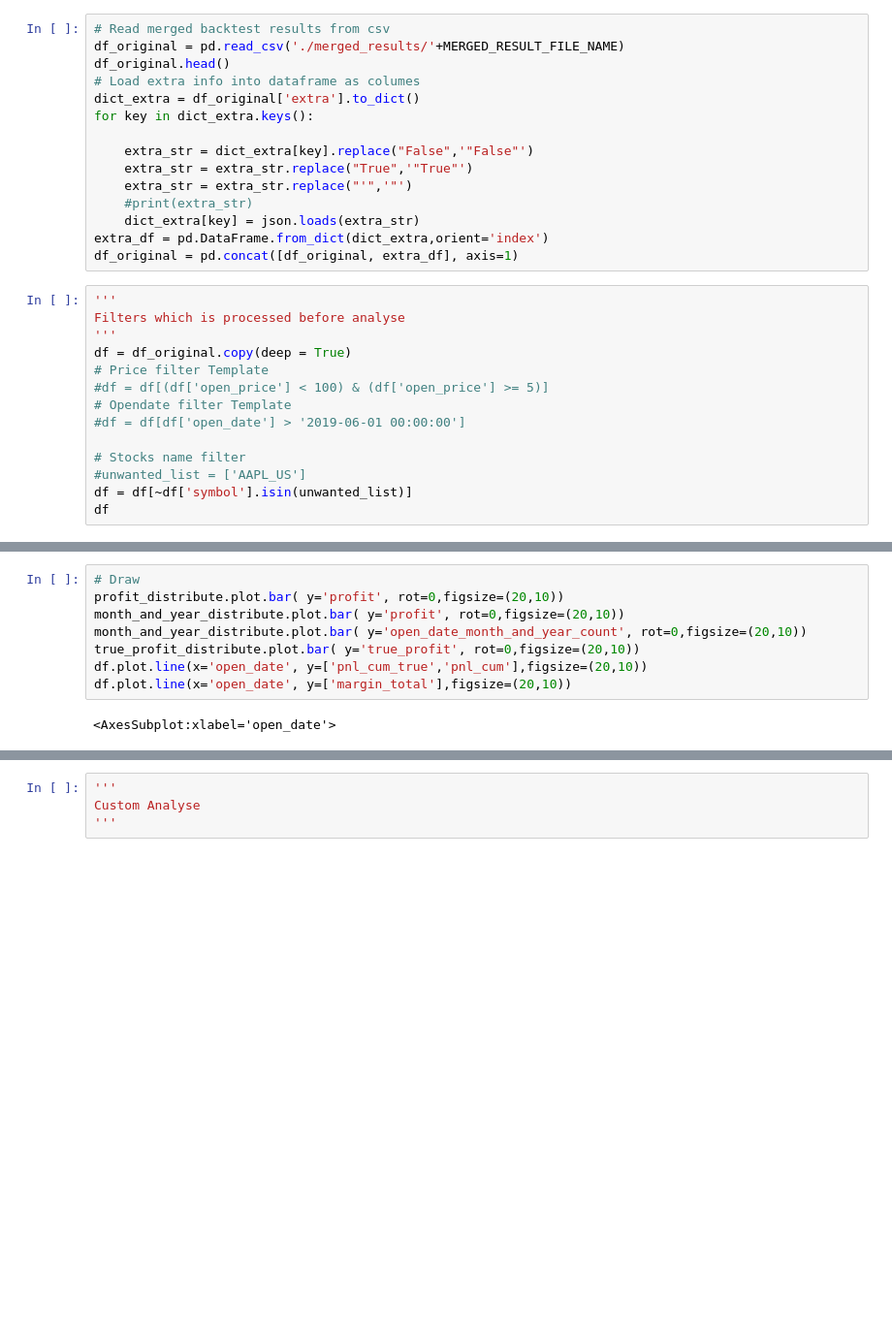
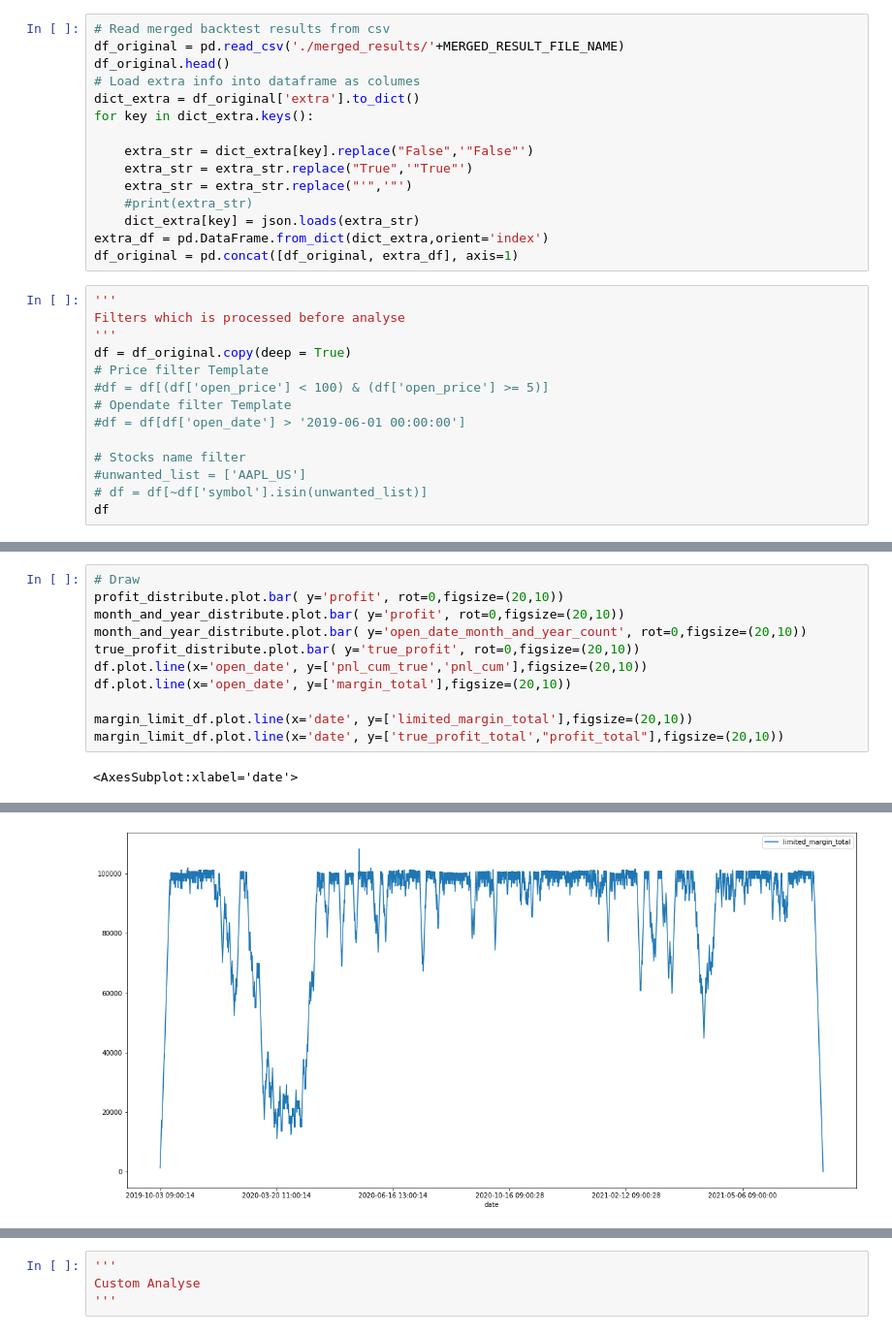
Before and after one commit to AlexLJC/xtraderbacktest, a Jupyter notebook: tools/analyser/anaylyse_staticstics.ipynb, the cells around one changed output, grey strips where cells are left out. Shown at 97% size. Cells and saved outputs as stored; diff of their text form; blank space fills up the shorter version.

Commit message:
update analyse tools and add new feature limiting margin to the tool

```diff
--- a/tools/analyser/anaylyse_staticstics.ipynb
+++ b/tools/analyser/anaylyse_staticstics.ipynb
@@ -36,7 +36,7 @@ df = df_original.copy(deep = True)
 
 # Stocks name filter
 #unwanted_list = ['AAPL_US']
-df = df[~df['symbol'].isin(unwanted_list)]
+# df = df[~df['symbol'].isin(unwanted_list)]
 df
 # %% [output]
 |  | Unnamed: 0 | order_ref | volume | filled | symbol | open_price | open_filled_price | close_price | ... |
@@ -91,16 +139,20 @@ month_and_year_distribute = df.groupby('open_date_month_and_year')[['profit','op
 # %%
 # Draw
 profit_distribute.plot.bar( y='profit', rot=0,figsize=(20,10))
 month_and_year_distribute.plot.bar( y='profit', rot=0,figsize=(20,10))
 month_and_year_distribute.plot.bar( y='open_date_month_and_year_count', rot=0,figsize=(20,10))
 true_profit_distribute.plot.bar( y='true_profit', rot=0,figsize=(20,10))
 df.plot.line(x='open_date', y=['pnl_cum_true','pnl_cum'],figsize=(20,10))
 df.plot.line(x='open_date', y=['margin_total'],figsize=(20,10))
+
+margin_limit_df.plot.line(x='date', y=['limited_margin_total'],figsize=(20,10))
+margin_limit_df.plot.line(x='date', y=['true_profit_total',"profit_total"],figsize=(20,10))
 # %% [output]
-<AxesSubplot:xlabel='open_date'>
+<AxesSubplot:xlabel='date'>
 [figure]
 [figure]
 [figure]
 [figure]
 [figure]
 [figure]
+[figure, added]
```
Also changed, not shown: parts of 4 cells of this notebook.
